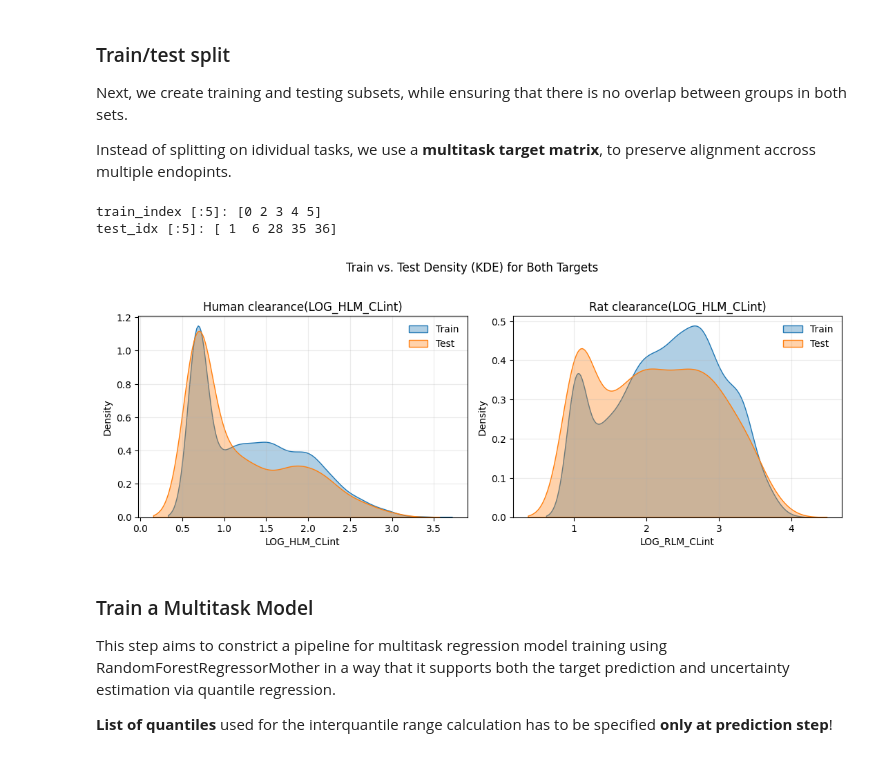
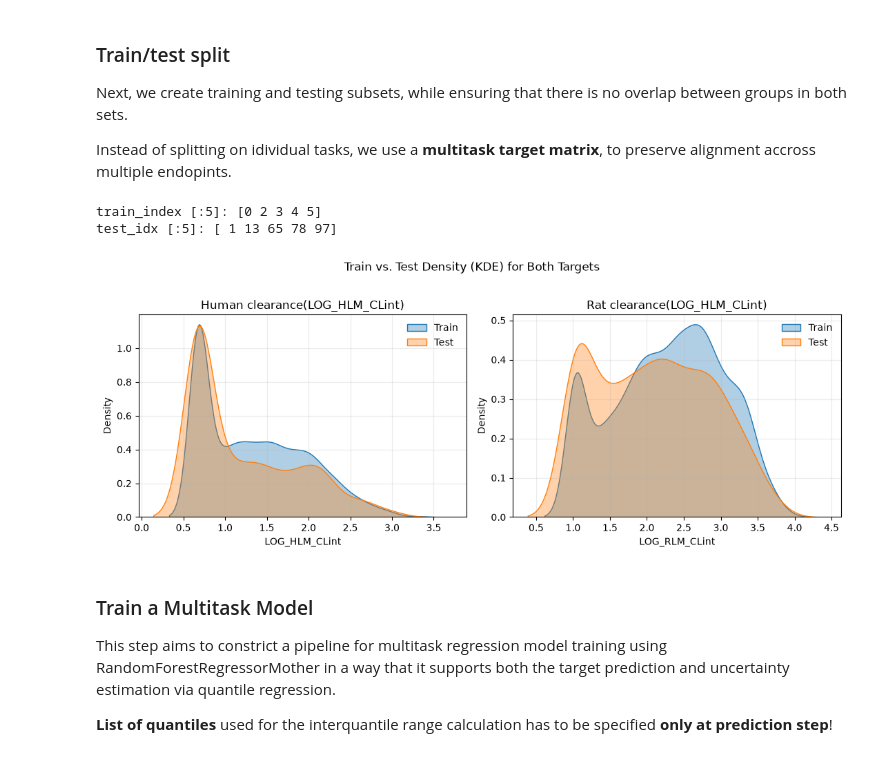
Before and after one commit to Bayer-Group/MotherML, a Jupyter notebook: examples/notebooks/02_regression/04_multitask_random_forest.ipynb, the cells around one changed output. Drawn from its saved outputs; the diff is of its cells as text; code cells hidden in the pictures.

```diff
--- a/examples/notebooks/02_regression/04_multitask_random_forest.ipynb
+++ b/examples/notebooks/02_regression/04_multitask_random_forest.ipynb
@@ -205,7 +229,13 @@ Here, we use the **adme-fang** dataset, which focuses on ADME (Absorption, Distr
 # %%
-dataset = po.load_dataset("biogen/adme-fang-v1")
-dataset.size()
-
-df = dataset.table
+dataset_url = (
+    "https://raw.githubusercontent.com/molecularinformatics/Computational-ADME/"
+    "b00df003de117ce9e5b381afd886095c5f2af2d5/ADME_public_set_3521.csv"
+)
+df = pd.read_csv(dataset_url).rename(
+    columns={
+        "LOG HLM_CLint (mL/min/kg)": "LOG_HLM_CLint",
+        "LOG RLM_CLint (mL/min/kg)": "LOG_RLM_CLint",
+    }
+)
 df.head()
 # %% [output]
@@ -347,7 +375,9 @@ from mother.cv.core import HdbscanGroupingFromMols
 
 groups_engine = HdbscanGroupingFromMols(scaffold="Murcko", min_cluster_size=5)
 
-groups: pd.DataFrame = groups_engine.set_output(transform="pandas").fit_transform(mol_data["Molecule"])
+groups: pd.DataFrame = groups_engine.set_output(transform="pandas").fit_transform(
+    mol_data["Molecule"]
+)
 
 print(f"{groups['hdbscan-group'].nunique()} groups found")
 
@@ -369,7 +399,11 @@ hlm_bins = pd.qcut(df_train["LOG_HLM_CLint"], q=3, labels=False)
 joint_groups = clusters.astype(str) + "_" + hlm_bins.astype(str)
 gss = GroupShuffleSplit(test_size=0.3, n_splits=1, random_state=42)
 
-train_idx, test_idx = next(gss.split(features, df_train[["LOG_HLM_CLint", "LOG_RLM_CLint"]], groups=joint_groups))
+train_idx, test_idx = next(
+    gss.split(
+        features, df_train[["LOG_HLM_CLint", "LOG_RLM_CLint"]], groups=joint_groups
+    )
+)
 print(f"train_index [:5]: {train_idx[:5]}")
 print(f"test_idx [:5]: {test_idx[:5]}")
 
@@ -387,32 +421,48 @@ test_groups = joint_groups.iloc[test_idx].unique()
 assert len(set(train_groups) & set(test_groups)) == 0, "Group overlap detected!"
 # %% [output]
 train_index [:5]: [0 2 3 4 5]
-test_idx [:5]: [ 1  6 28 35 36]
+test_idx [:5]: [ 1 13 65 78 97]
 # %%
 YTr = y_train[["LOG_HLM_CLint", "LOG_RLM_CLint"]].copy()
 YTe = y_test[["LOG_HLM_CLint", "LOG_RLM_CLint"]].copy()
 
 fig, axes = plt.subplots(1, 2, figsize=(11, 4.2), sharex=False, sharey=False)
 for col, ax, title in [
     ("LOG_HLM_CLint", axes[0], "Human clearance(LOG_HLM_CLint)"),
     ("LOG_RLM_CLint", axes[1], "Rat clearance(LOG_HLM_CLint)"),
 ]:
     sns.kdeplot(
-        data=YTr, x=col, ax=ax, fill=True, alpha=0.35, linewidth=1, bw_adjust=0.9, common_norm=False, label="Train"
+        data=YTr,
+        x=col,
+        ax=ax,
+        fill=True,
+        alpha=0.35,
+        linewidth=1,
+        bw_adjust=0.9,
+        common_norm=False,
+        label="Train",
     )
     sns.kdeplot(
-        data=YTe, x=col, ax=ax, fill=True, alpha=0.35, linewidth=1, bw_adjust=0.9, common_norm=False, label="Test"
+        data=YTe,
+        x=col,
+        ax=ax,
+        fill=True,
+        alpha=0.35,
+        linewidth=1,
+        bw_adjust=0.9,
+        common_norm=False,
+        label="Test",
     )
 
     ax.set_title(title)
     ax.set_xlabel(col)
     ax.set_ylabel("Density")
     ax.legend(frameon=False)
     ax.grid(True, alpha=0.25)
 plt.suptitle("Train vs. Test Density (KDE) for Both Targets", y=1.02)
 plt.tight_layout()
 # %% [output]
-[figure, old version]
+[figure, new version]
 # %% [markdown]
 ### Train a Multitask Model
 
```
Also changed, not shown: parts of 22 cells of this notebook, 5 other files.
